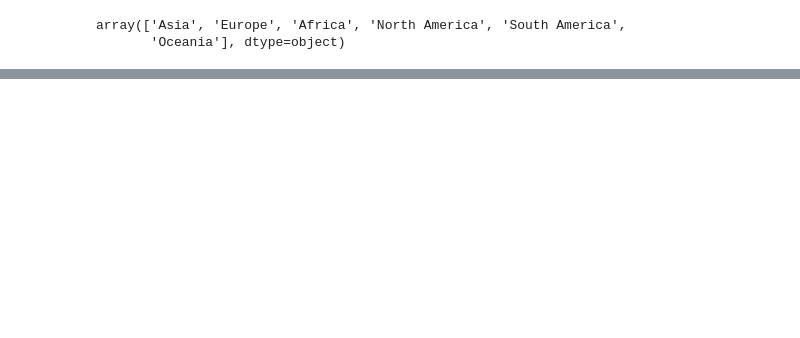
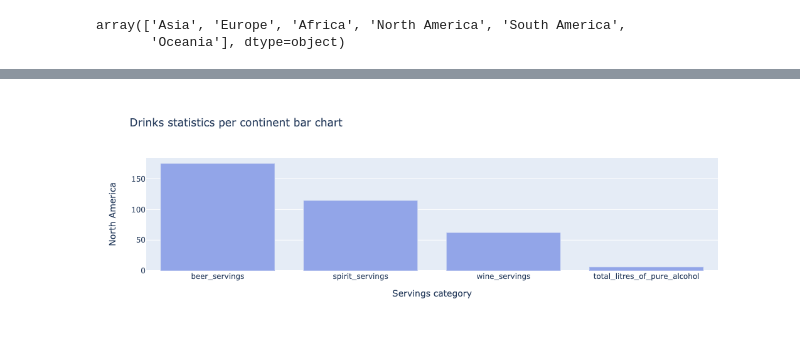
Before and after one commit to satrivaicci/304-titanic-dropdown, a Jupyter notebook: scratch_paper_drinks.ipynb, the cells around one changed output, grey strips where cells are left out. Cells and saved outputs as stored; diff of their text form; code cells hidden in the pictures; blank space fills up the shorter version.

Commit message:
updating charts and notebook

```diff
--- a/scratch_paper_drinks.ipynb
+++ b/scratch_paper_drinks.ipynb
@@ -35,0 +44,8 @@ array(['Asia', 'Europe', 'Africa', 'North America', 'South America',
+# %%
+# Getting X and Y values per continent
+
+continent='South America'
+xData = results.loc[continent].index
+yData = results.loc[continent]
+
+print(xData, yData)
@@ -35,0 +60,21 @@ array(['Asia', 'Europe', 'Africa', 'North America', 'South America',
+# %%
+color1='#92A5E8'
+color2='#8E44AD'
+color3='#FFC300'
+
+# Create a stats by continent bar chart
+mydata1 = go.Bar(
+    x=xData,
+    y=yData,
+    marker=dict(color=color1)
+)
+mylayout = go.Layout(
+    title='Drinks statistics per continent bar chart',
+    xaxis = dict(title = 'Servings category'), # x-axis label
+    yaxis = dict(title = str(continuous_var)), # y-axis label
+
+)
+fig = go.Figure(data=[mydata1], layout=mylayout)
+fig
+# %% [output]
+[figure, added]
```
Also changed, not shown: parts of 4 cells of this notebook, 1 other file.
